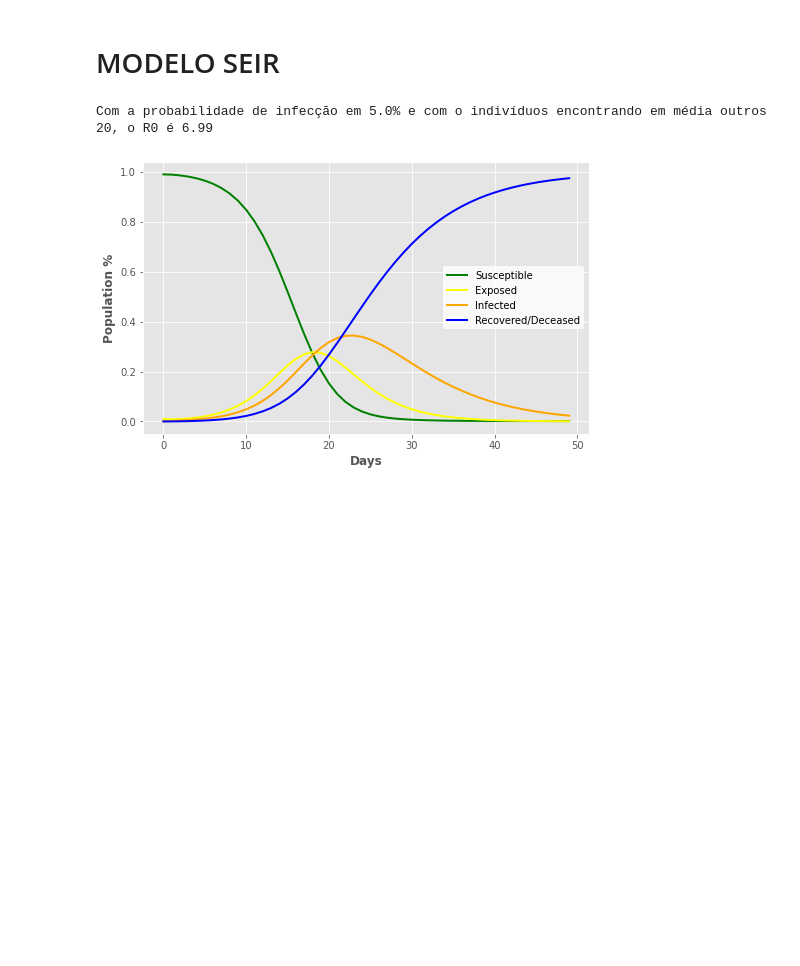
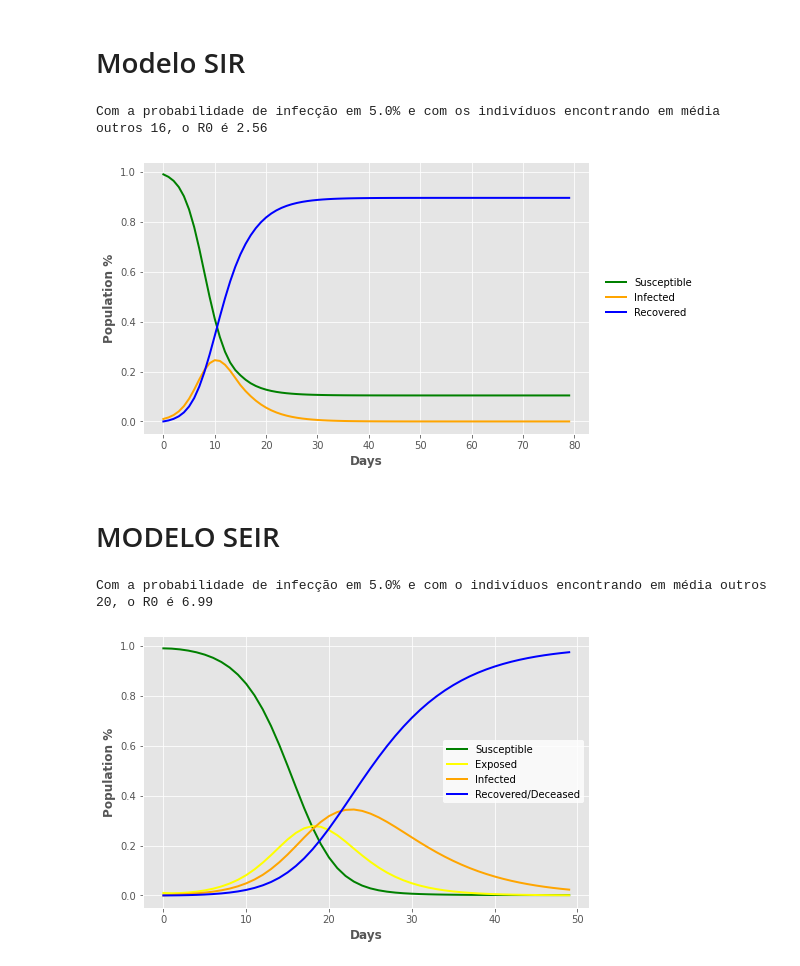
Before and after one commit to DarthFelpa/ms777, a Jupyter notebook: notebooks/models.ipynb, the cells around one changed output. Drawn from its saved outputs; the diff is of its cells as text; code cells hidden in the pictures; blank space fills up the shorter version.

```diff
--- a/notebooks/models.ipynb
+++ b/notebooks/models.ipynb
@@ -0,0 +6,2 @@
+# %% [markdown]
+# Modelo SIR
@@ -1,2 +31,39 @@
+# %%
+p = 0.05
+n = 16
+ν = 1/3.2
+
+params = [p, n, ν]
+init = [0.99,0.01,0]
+ndays = 80
+
+r0 = "{:.02f}".format(calculate_sir_r0(params))
+
+print(f'Com a probabilidade de infecção em {params[0]*100}% e com os indivíduos encontrando em média outros {params[1]}, o R0 é {r0}')
+
+sir_sol = solve_ivp(fun=lambda t, y: sir_ode(t, y, params), t_span=[0, ndays], y0=init, t_eval=np.arange(0, ndays, 1))
+sir_out = pd.DataFrame({"t":sir_sol["t"],
+                        "S":sir_sol["y"][0],
+                        "I":sir_sol["y"][1],
+                        "R":sir_sol["y"][2],
+
+                       })
+
+sir_out.columns=["t", "Susceptible", "Infected", "Recovered"]
+
+plt.style.use("ggplot")
+plt.figure(figsize=(8,5))
+sline = plt.plot("t","Susceptible","",data=sir_out,color="green",linewidth=2)
+iline = plt.plot("t","Infected","",data=sir_out,color="orange",linewidth=2)
+rline = plt.plot("t","Recovered","",data=sir_out,color="blue",linewidth=2)
+plt.xlabel("Days",fontweight="bold")
+plt.ylabel("Population %",fontweight="bold")
+legend = plt.legend(title="",loc=5,bbox_to_anchor=(1.25,0.5))
+frame = legend.get_frame()
+frame.set_facecolor("white")
+frame.set_linewidth(0)
+# %% [output]
+Com a probabilidade de infecção em 5.0% e com os indivíduos encontrando em média outros 16, o R0 é 2.56
+[figure, added]
 # %% [markdown]
 # MODELO SEIR
```
Also changed, not shown: parts of 5 cells of this notebook.
